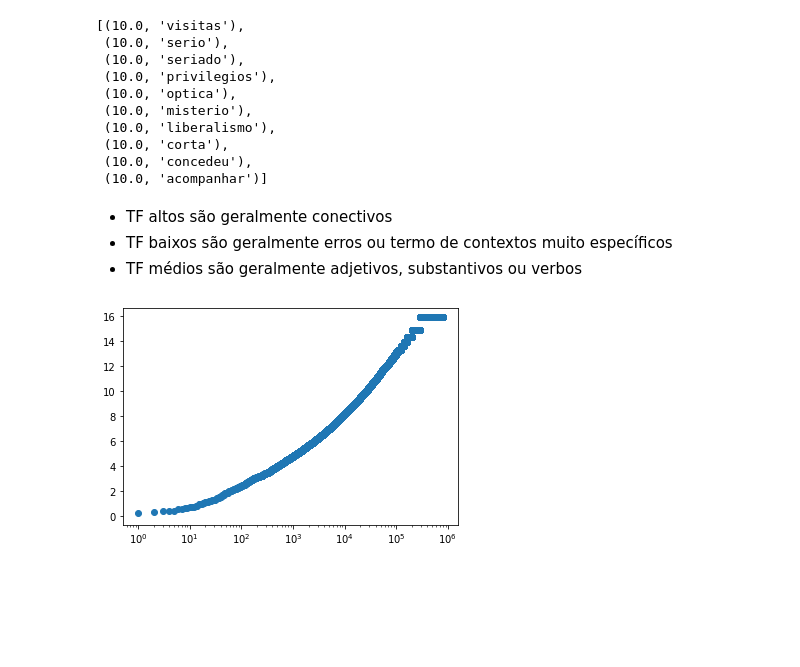
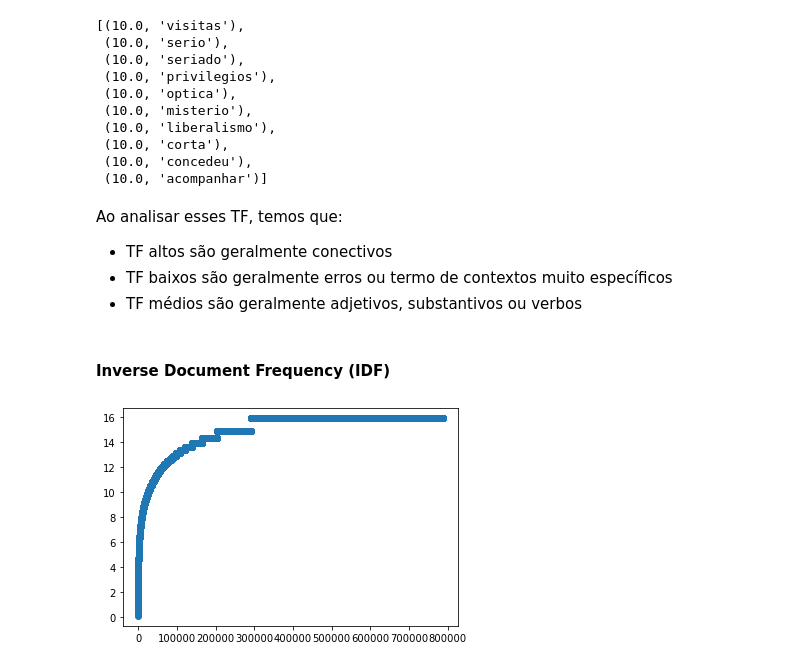
Before and after one commit to AllrightIsHere/ri-processamento-consulta, a Jupyter notebook: relatorio.ipynb, the cells around one changed output. Saved outputs shown, nothing was run; the diff lists cells and outputs as text; code cells hidden in the pictures; blank space fills up the shorter version.

```diff
--- a/relatorio.ipynb
+++ b/relatorio.ipynb
@@ -134,18 +138,21 @@ tf[mid:mid+10]
  (10.0, 'concedeu'),
  (10.0, 'acompanhar')]
 # %% [markdown]
+Ao analisar esses TF, temos que:
 - TF altos são geralmente conectivos
 - TF baixos são geralmente erros ou termo de contextos muito específicos
 - TF médios são geralmente adjetivos, substantivos ou verbos
+# %% [markdown]
+#### Inverse Document Frequency (IDF)
 # %%
 x = [i for i in range(len(VectorRankingModel.idf_list))]
 y = [i for i,_ in VectorRankingModel.idf_list]
 
 _, ax = plt.subplots()
 
 ax.scatter(x, y)
-ax.set_xscale('log')
+#ax.set_xscale('log')
 
 plt.show()
 # %% [output]
-[figure, old version]
+[figure, new version]
```
Also changed, not shown: parts of 23 cells of this notebook, 2 other files.
